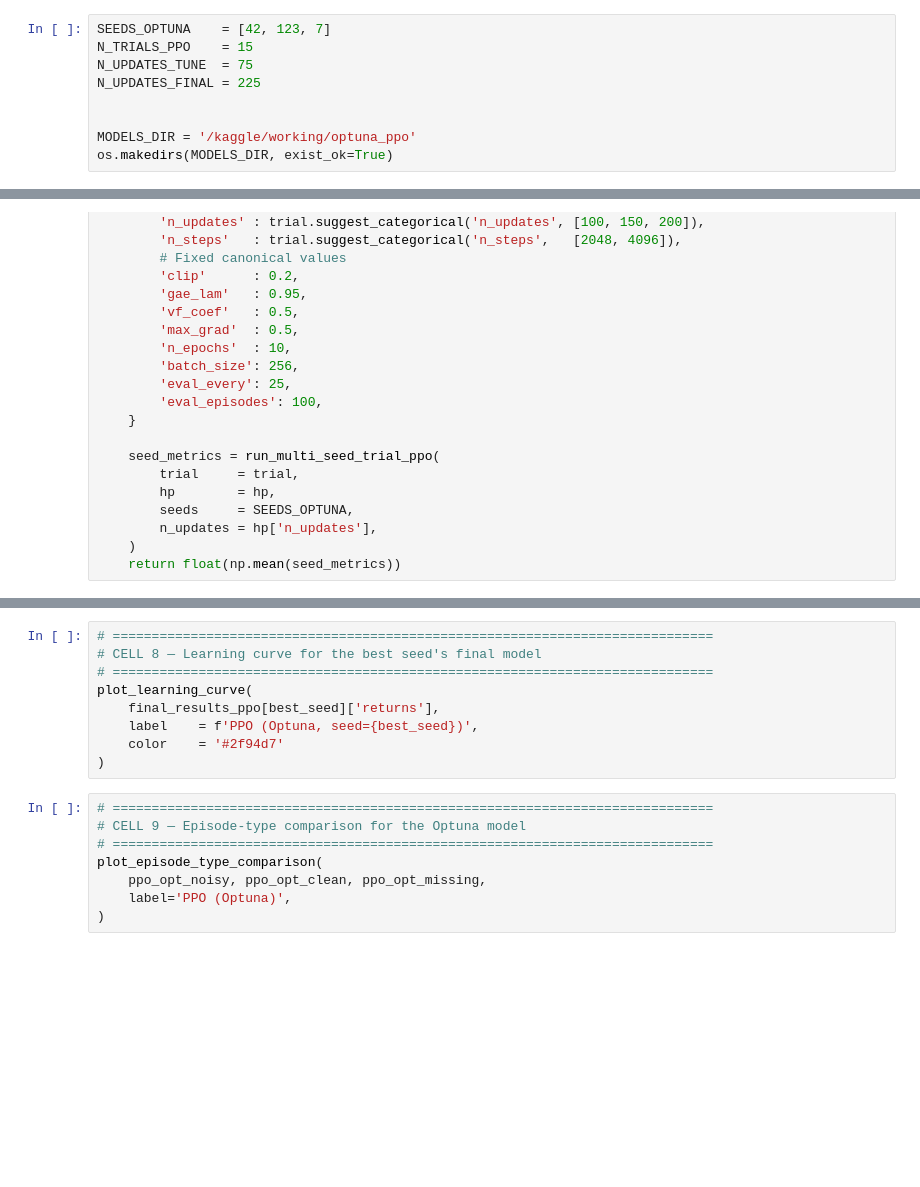
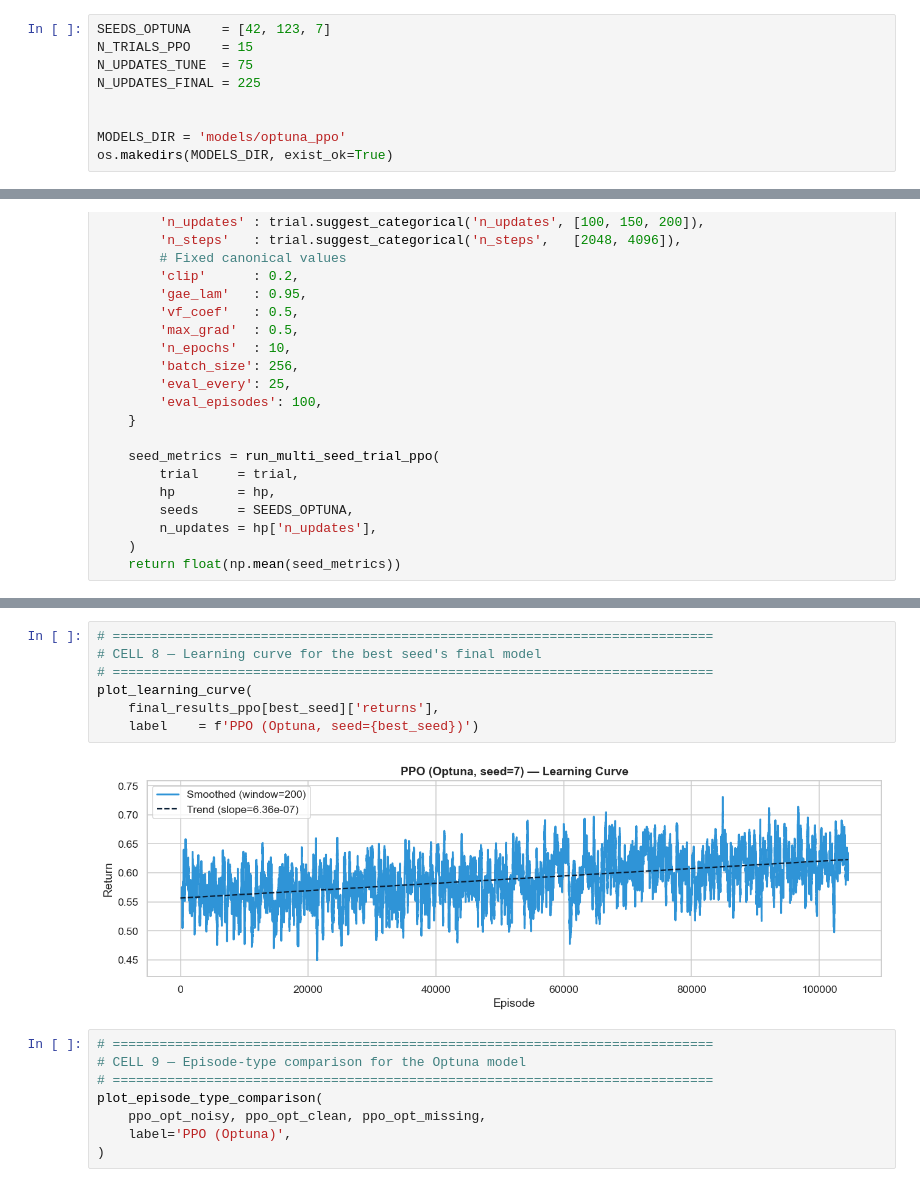
Before and after one commit to mariamiguel720/Reinforcement-Learning-Project-25-26, a Jupyter notebook: RL_Config_B - cópia.ipynb, the cells around one changed output, grey strips where cells are left out. Drawn from its saved outputs; the diff is of its cells as text; blank space fills up the shorter version.

Commit message:
correr optuna ppo final e nova tentativa de sac

```diff
--- a/RL_Config_B - cópia.ipynb
+++ b/RL_Config_B - cópia.ipynb
@@ -1447,7 +1445,7 @@ N_UPDATES_TUNE  = 75
 N_UPDATES_FINAL = 225
 
 
-MODELS_DIR = '/kaggle/working/optuna_ppo'
+MODELS_DIR = 'models/optuna_ppo'
 os.makedirs(MODELS_DIR, exist_ok=True)
 # %%
 # =============================================================================
@@ -1717,12 +1763,12 @@ print(f'\nPPO (Optuna) survival rate: {PPO_OPTUNA_SURVIVAL:.1f}%')
 # %%
 # =============================================================================
 # CELL 8 — Learning curve for the best seed's final model
 # =============================================================================
 plot_learning_curve(
     final_results_ppo[best_seed]['returns'],
-    label    = f'PPO (Optuna, seed={best_seed})',
-    color    = '#2f94d7'
-)
+    label    = f'PPO (Optuna, seed={best_seed})')
+# %% [output]
+[figure, added]
 # %%
 # =============================================================================
 # CELL 9 — Episode-type comparison for the Optuna model
```
Also changed, not shown: parts of 14 cells of this notebook, 19 other files.
